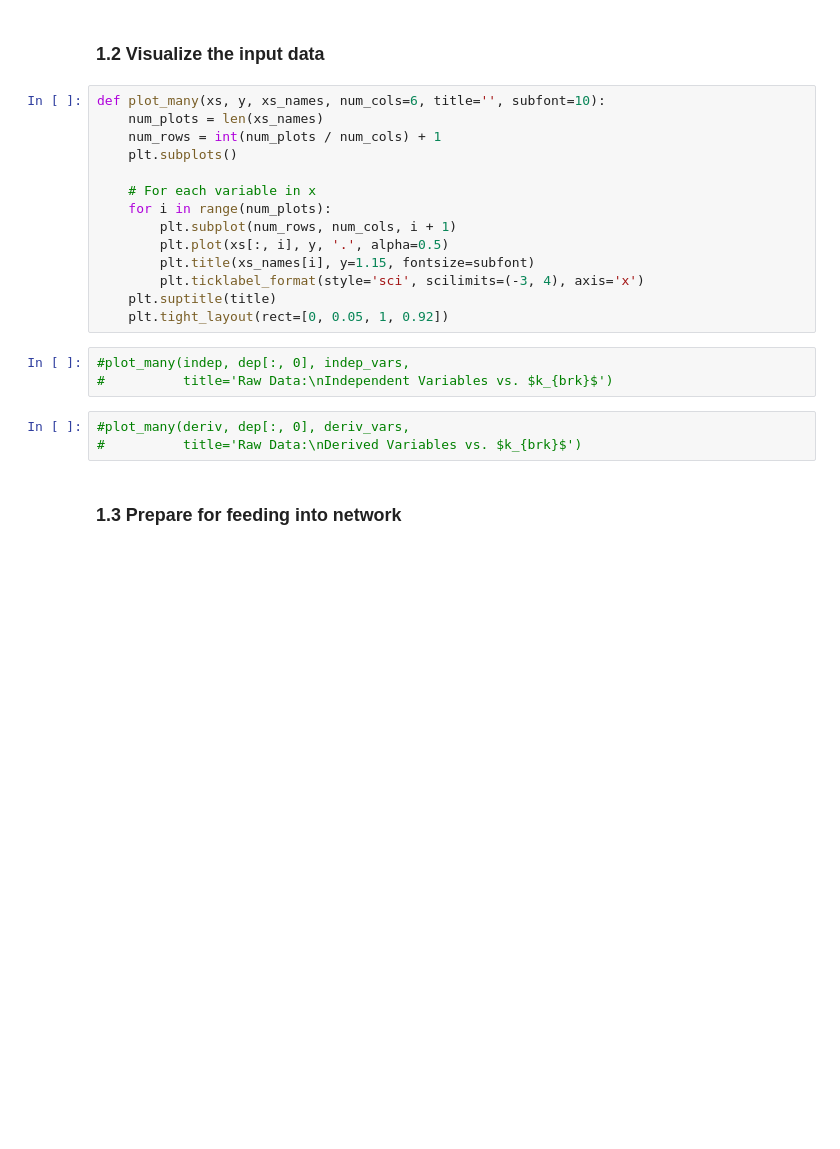
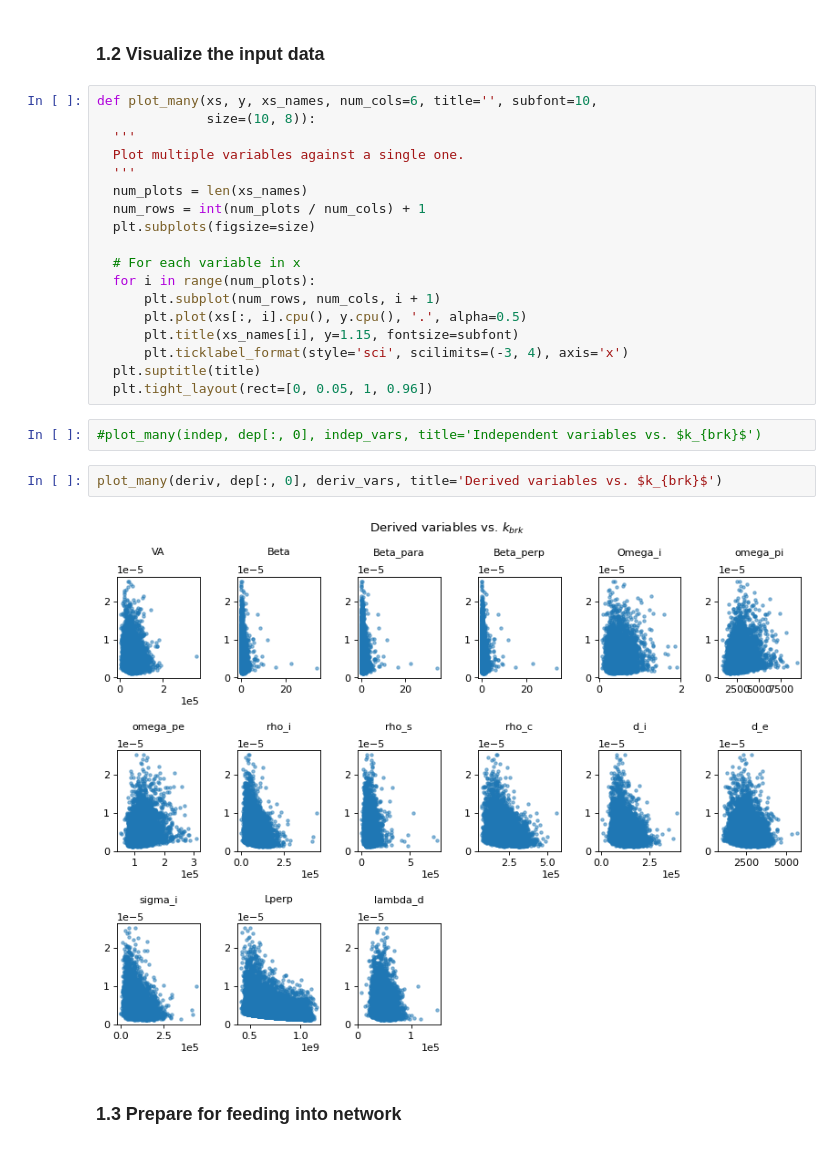
Before and after one commit to vtd9/solar_regression, a Jupyter notebook: hw2.ipynb, the cells around one changed output. Drawn from its saved outputs; the diff is of its cells as text; blank space fills up the shorter version.

```diff
--- a/hw2.ipynb
+++ b/hw2.ipynb
@@ -64,25 +71,29 @@ Independent: 18, derived: 15, dependent: 1
 # %% [markdown]
 ### 1.2 Visualize the input data
 # %%
-def plot_many(xs, y, xs_names, num_cols=6, title='', subfont=10):
-    num_plots = len(xs_names)
-    num_rows = int(num_plots / num_cols) + 1
-    plt.subplots()
+def plot_many(xs, y, xs_names, num_cols=6, title='', subfont=10,
+              size=(10, 8)):
+  '''
+  Plot multiple variables against a single one.
+  '''
+  num_plots = len(xs_names)
+  num_rows = int(num_plots / num_cols) + 1
+  plt.subplots(figsize=size)
 
-    # For each variable in x
-    for i in range(num_plots):
-        plt.subplot(num_rows, num_cols, i + 1)
-        plt.plot(xs[:, i], y, '.', alpha=0.5)
-        plt.title(xs_names[i], y=1.15, fontsize=subfont)
-        plt.ticklabel_format(style='sci', scilimits=(-3, 4), axis='x')
-    plt.suptitle(title)
-    plt.tight_layout(rect=[0, 0.05, 1, 0.92])
+  # For each variable in x
+  for i in range(num_plots):
+      plt.subplot(num_rows, num_cols, i + 1)
+      plt.plot(xs[:, i].cpu(), y.cpu(), '.', alpha=0.5)
+      plt.title(xs_names[i], y=1.15, fontsize=subfont)
+      plt.ticklabel_format(style='sci', scilimits=(-3, 4), axis='x')
+  plt.suptitle(title)
+  plt.tight_layout(rect=[0, 0.05, 1, 0.96])
 # %%
-#plot_many(indep, dep[:, 0], indep_vars,
-#          title='Raw Data:\nIndependent Variables vs. $k_{brk}$')
+#plot_many(indep, dep[:, 0], indep_vars, title='Independent variables vs. $k_{brk}$')
 # %%
-#plot_many(deriv, dep[:, 0], deriv_vars,
-#          title='Raw Data:\nDerived Variables vs. $k_{brk}$')
+plot_many(deriv, dep[:, 0], deriv_vars, title='Derived variables vs. $k_{brk}$')
+# %% [output]
+[figure, added]
 # %% [markdown]
 ### 1.3 Prepare for feeding into network
 # %%
```
Also changed, not shown: parts of 27 cells of this notebook.
